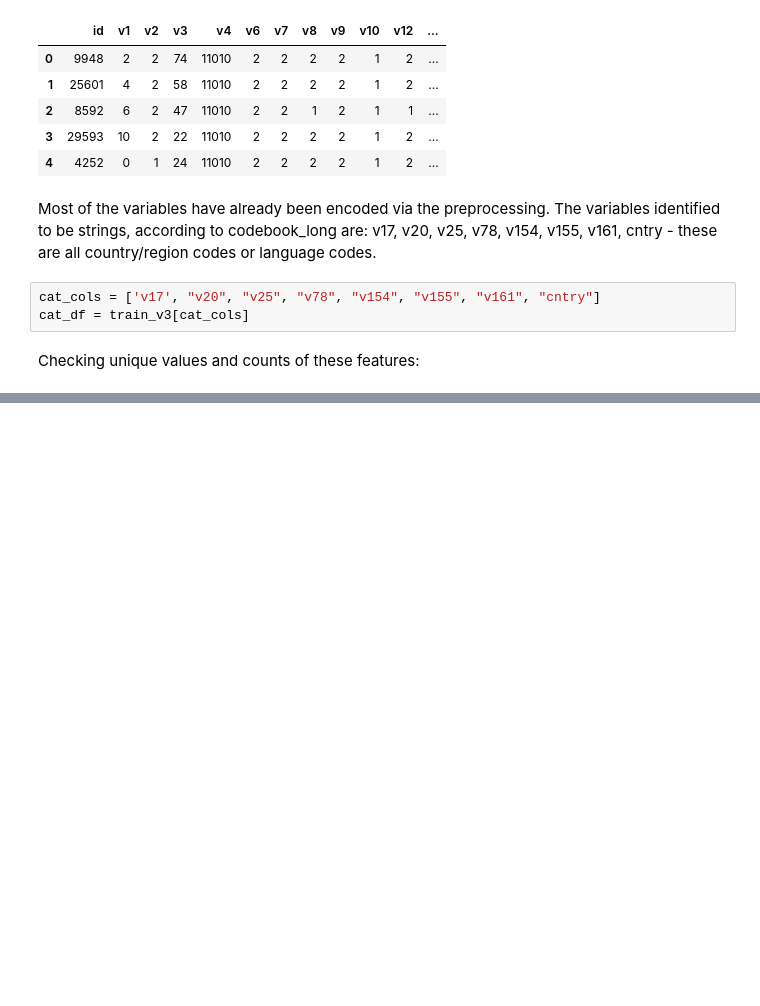
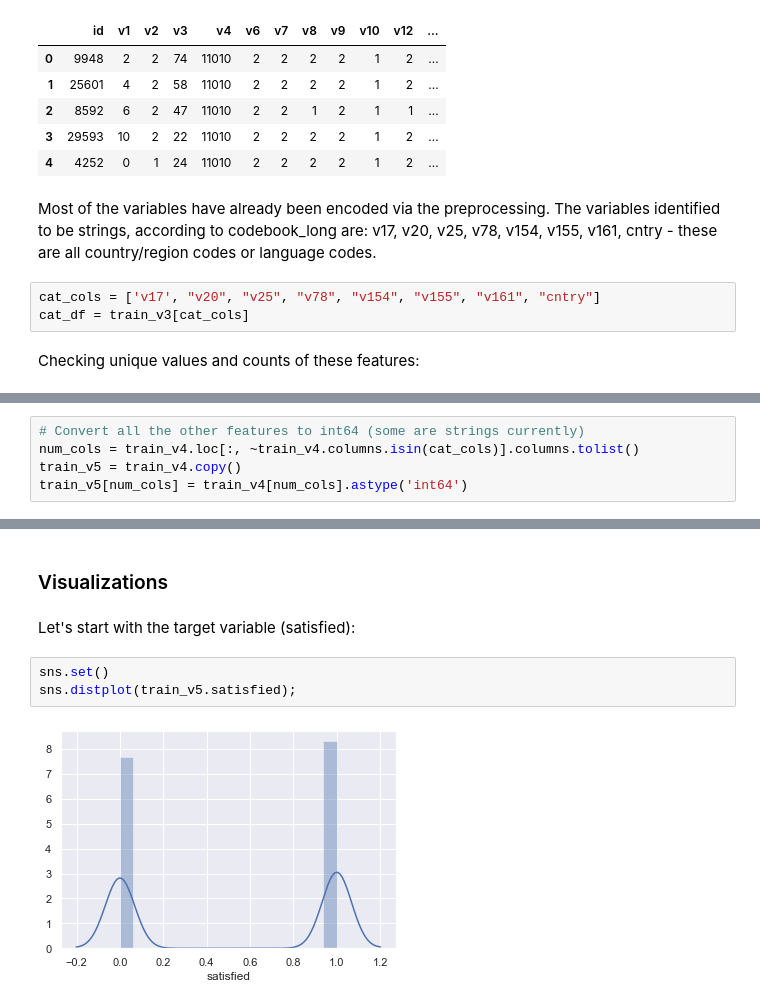
Before and after one commit to sabrina-tan/stat441-W20-project, a Jupyter notebook: 02-exploratory/EDA-Sabrina.ipynb, the cells around one changed output, grey strips where cells are left out. Cells and saved outputs as stored; diff of their text form; blank space fills up the shorter version.

Commit message:
Added correlation analysis and visualizations to EDA notebook

```diff
--- a/02-exploratory/EDA-Sabrina.ipynb
+++ b/02-exploratory/EDA-Sabrina.ipynb
@@ -247,0 +234,5 @@ train_v4 = train_v3.drop(4483)
+# %%
+# Convert all the other features to int64 (some are strings currently)
+num_cols = train_v4.loc[:, ~train_v4.columns.isin(cat_cols)].columns.tolist()
+train_v5 = train_v4.copy()
+train_v5[num_cols] = train_v4[num_cols].astype('int64')
@@ -247,0 +357,9 @@ train_v4 = train_v3.drop(4483)
+# %% [markdown]
+### Visualizations
+# %% [markdown]
+Let's start with the target variable (satisfied):
+# %%
+sns.set()
+sns.distplot(train_v5.satisfied);
+# %% [output]
+[figure, added]
```
Also changed, not shown: parts of 35 cells of this notebook.
